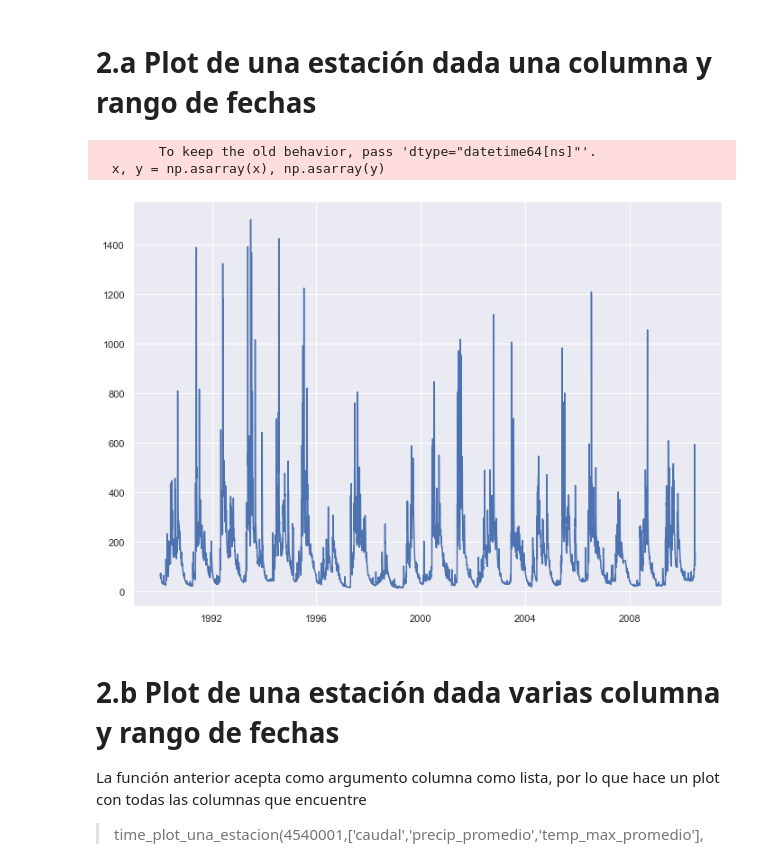
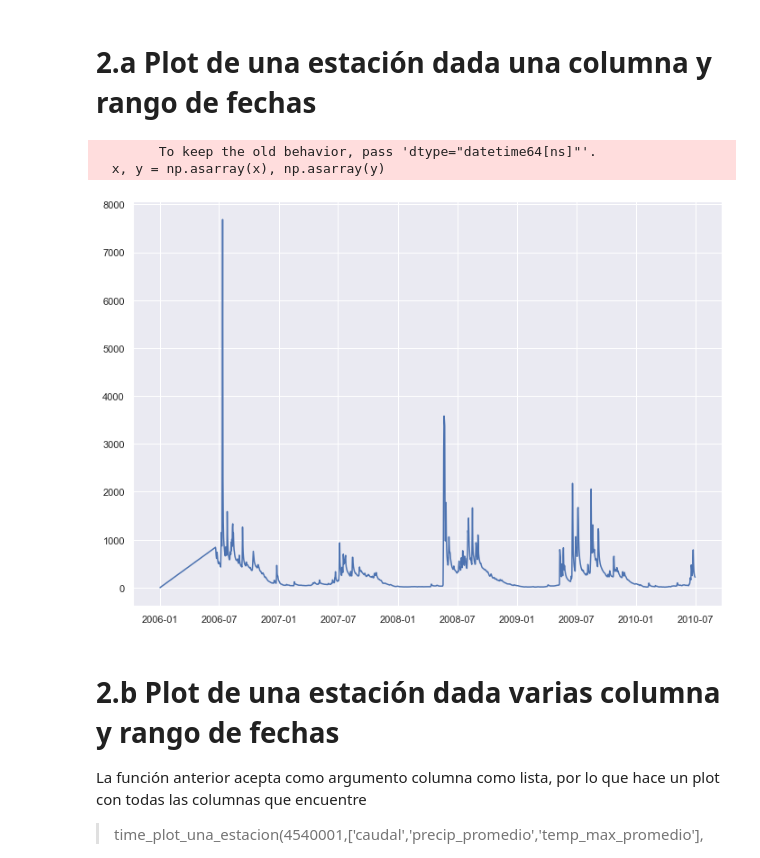
Before and after one commit to felipeacunago/SpikeChallenge, a Jupyter notebook: SpikeChallenge.ipynb, the cells around one changed output. Drawn from its saved outputs; the diff is of its cells as text; code cells hidden in the pictures.

```diff
--- a/SpikeChallenge.ipynb
+++ b/SpikeChallenge.ipynb
@@ -124,21 +157,21 @@ data.set_index('fecha', inplace=True)
 # %%
 import seaborn as sns
 sns.set(rc={'figure.figsize':(11.7,8.27)})
 
 def time_plot_una_estacion(codigo_estacion, columna, fecha_min, fecha_max):
 
     # filtrar por codigo_estacion y fecha_min y fecha_max
     df = data[(data['codigo_estacion'] == codigo_estacion)].sort_values(by=['fecha'])
 
     df = df.loc[fecha_min:fecha_max]
     df = df[columna]
     ax = sns.lineplot(data=df)
 
-time_plot_una_estacion(9129002,'caudal', '1990-01-06', '2010-06-30')
+time_plot_una_estacion(8140002,'caudal', '1990-01-06', '2010-06-30')
 # %% [output]
         To keep the old behavior, pass 'dtype="datetime64[ns]"'.
   x, y = np.asarray(x), np.asarray(y)
-[figure, old version]
+[figure, new version]
 # %% [markdown]
 # 2.b Plot de una estación dada varias columna y rango de fechas
 La función anterior acepta como argumento columna como lista, por lo que hace un plot con todas las columnas que encuentre
```
Also changed, not shown: parts of 4 cells of this notebook, 1 other file.
